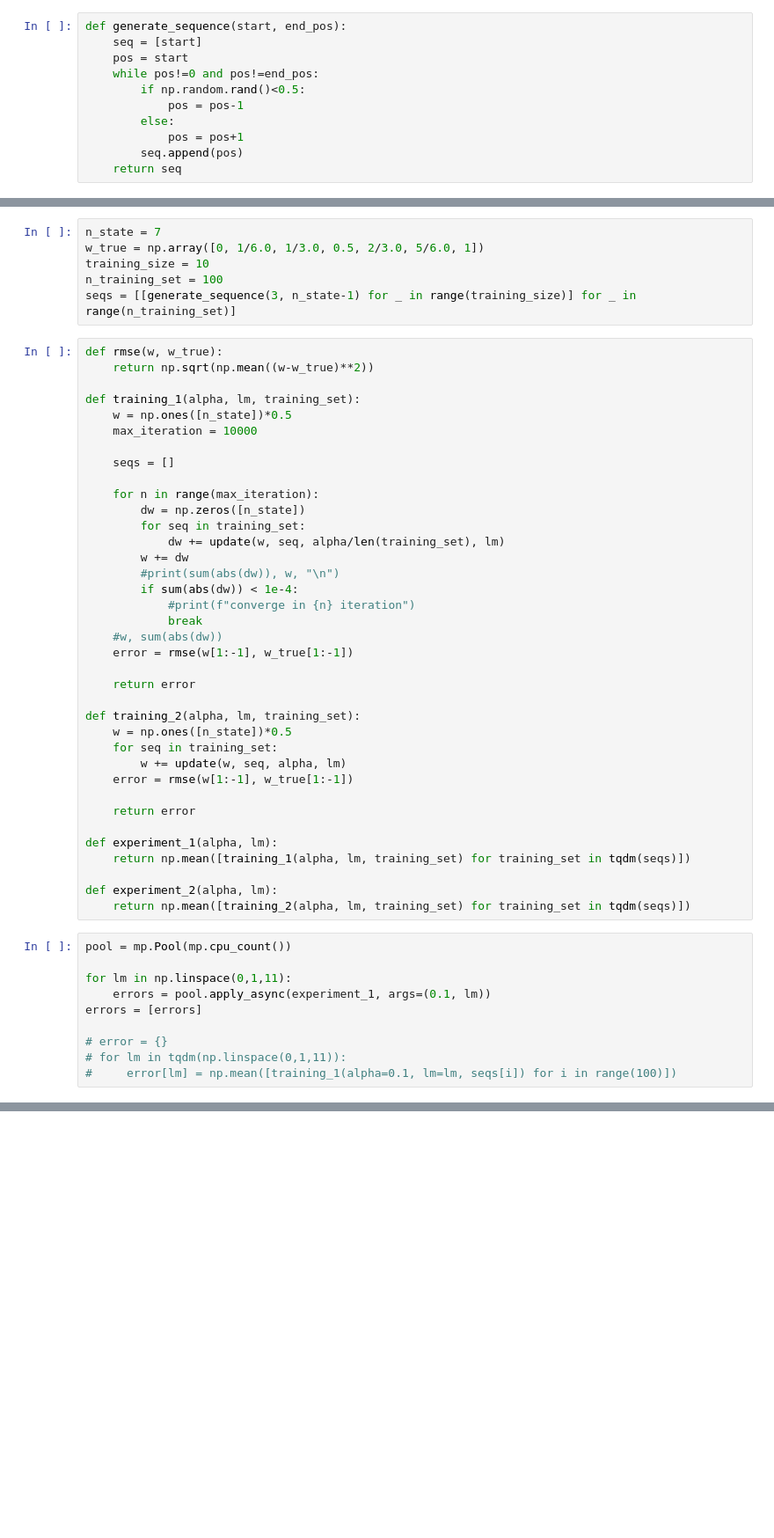
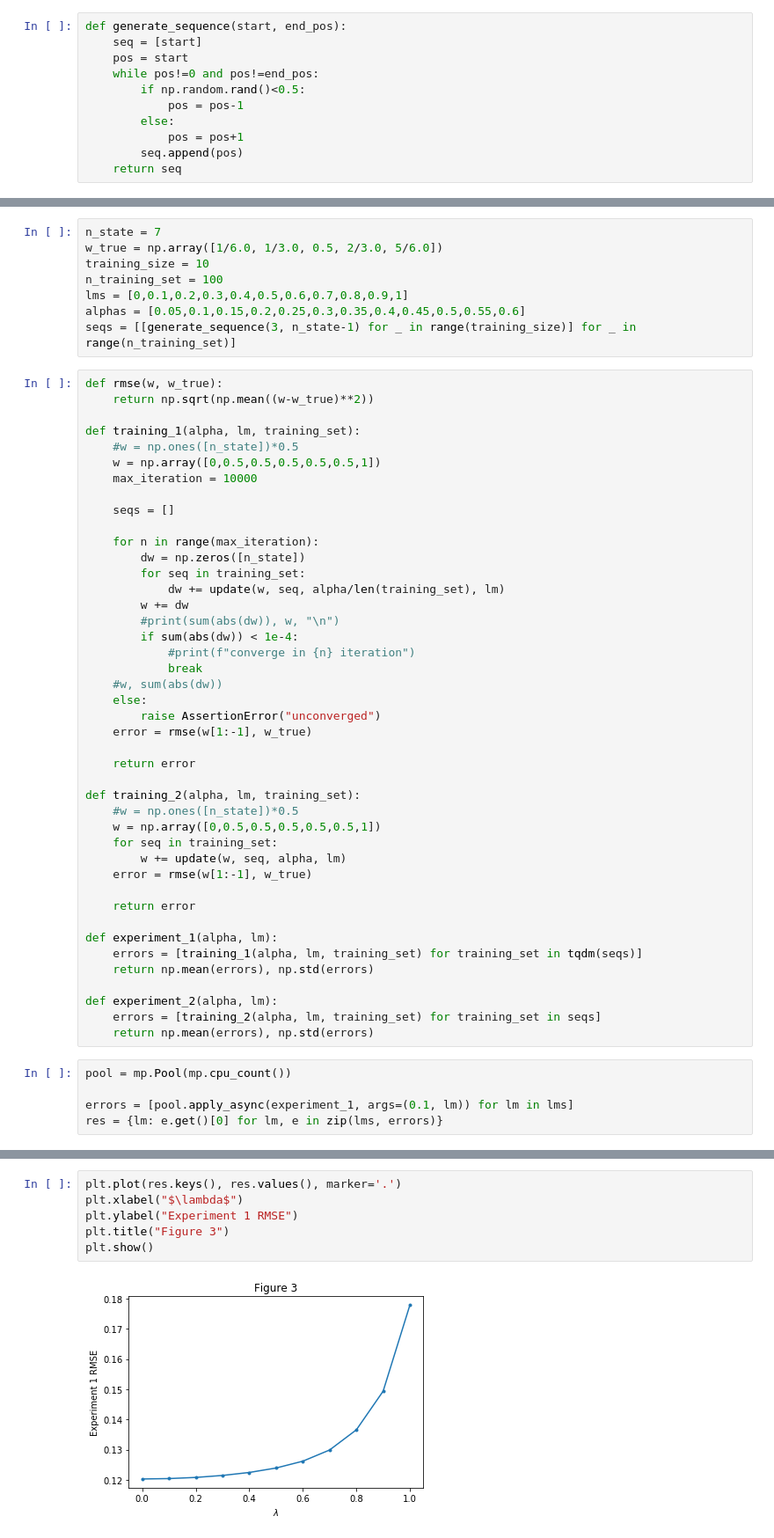
Before and after one commit to NoxMoon/RL, a Jupyter notebook: project1/random_walk.ipynb, the cells around one changed output, grey strips where cells are left out. Shown: that part at 88% size. Cells and saved outputs as stored; diff of their text form; blank space fills up the shorter version.

Commit message:
project1 plots

```diff
--- a/project1/random_walk.ipynb
+++ b/project1/random_walk.ipynb
@@ -71,15 +53,18 @@ def update(w, seq, alpha, lm):
 # %%
 n_state = 7
-w_true = np.array([0, 1/6.0, 1/3.0, 0.5, 2/3.0, 5/6.0, 1])
+w_true = np.array([1/6.0, 1/3.0, 0.5, 2/3.0, 5/6.0])
 training_size = 10
 n_training_set = 100
+lms = [0,0.1,0.2,0.3,0.4,0.5,0.6,0.7,0.8,0.9,1]
+alphas = [0.05,0.1,0.15,0.2,0.25,0.3,0.35,0.4,0.45,0.5,0.55,0.6]
 seqs = [[generate_sequence(3, n_state-1) for _ in range(training_size)] for _ in range(n_training_set)]
 # %%
 def rmse(w, w_true):
     return np.sqrt(np.mean((w-w_true)**2))
 
 def training_1(alpha, lm, training_set):
-    w = np.ones([n_state])*0.5
+    #w = np.ones([n_state])*0.5
+    w = np.array([0,0.5,0.5,0.5,0.5,0.5,1])
     max_iteration = 10000
 
     seqs = []
@@ -94,30 +79,30 @@ def training_1(alpha, lm, training_set):
             #print(f"converge in {n} iteration")
             break
     #w, sum(abs(dw))
-    error = rmse(w[1:-1], w_true[1:-1])
+    else:
+        raise AssertionError("unconverged")
+    error = rmse(w[1:-1], w_true)
 
     return error
 
 def training_2(alpha, lm, training_set):
-    w = np.ones([n_state])*0.5
+    #w = np.ones([n_state])*0.5
+    w = np.array([0,0.5,0.5,0.5,0.5,0.5,1])
     for seq in training_set:
         w += update(w, seq, alpha, lm)
-    error = rmse(w[1:-1], w_true[1:-1])
+    error = rmse(w[1:-1], w_true)
 
     return error
 
 def experiment_1(alpha, lm):
-    return np.mean([training_1(alpha, lm, training_set) for training_set in tqdm(seqs)])
+    errors = [training_1(alpha, lm, training_set) for training_set in tqdm(seqs)]
+    return np.mean(errors), np.std(errors)
 
 def experiment_2(alpha, lm):
-    return np.mean([training_2(alpha, lm, training_set) for training_set in tqdm(seqs)])
+    errors = [training_2(alpha, lm, training_set) for training_set in seqs]
+    return np.mean(errors), np.std(errors)
 # %%
 pool = mp.Pool(mp.cpu_count())
 
-for lm in np.linspace(0,1,11):
-    errors = pool.apply_async(experiment_1, args=(0.1, lm))
-errors = [errors]
-
-# error = {}
-# for lm in tqdm(np.linspace(0,1,11)):
-#     error[lm] = np.mean([training_1(alpha=0.1, lm=lm, seqs[i]) for i in range(100)])
+errors = [pool.apply_async(experiment_1, args=(0.1, lm)) for lm in lms]
+res = {lm: e.get()[0] for lm, e in zip(lms, errors)}
@@ -132,0 +109,8 @@ errors = [errors]
+# %%
+plt.plot(res.keys(), res.values(), marker='.')
+plt.xlabel("$\lambda$")
+plt.ylabel("Experiment 1 RMSE")
+plt.title("Figure 3")
+plt.show()
+# %% [output]
+[figure, added]
```
Also changed, not shown: parts of 9 cells of this notebook.
